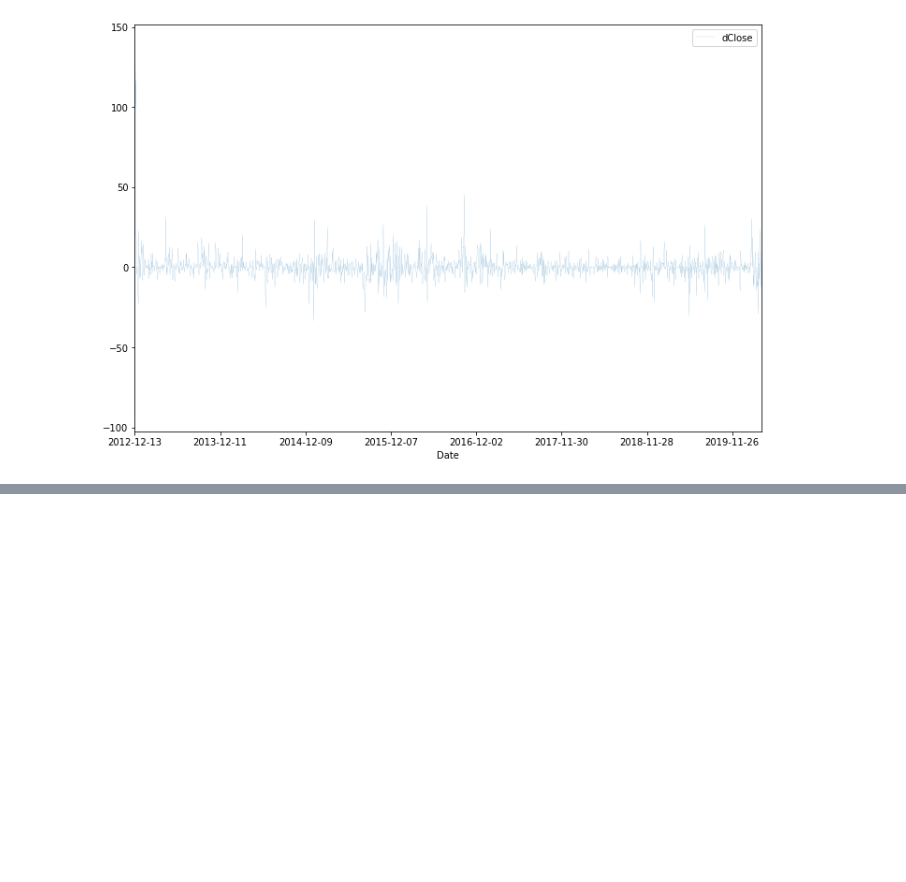
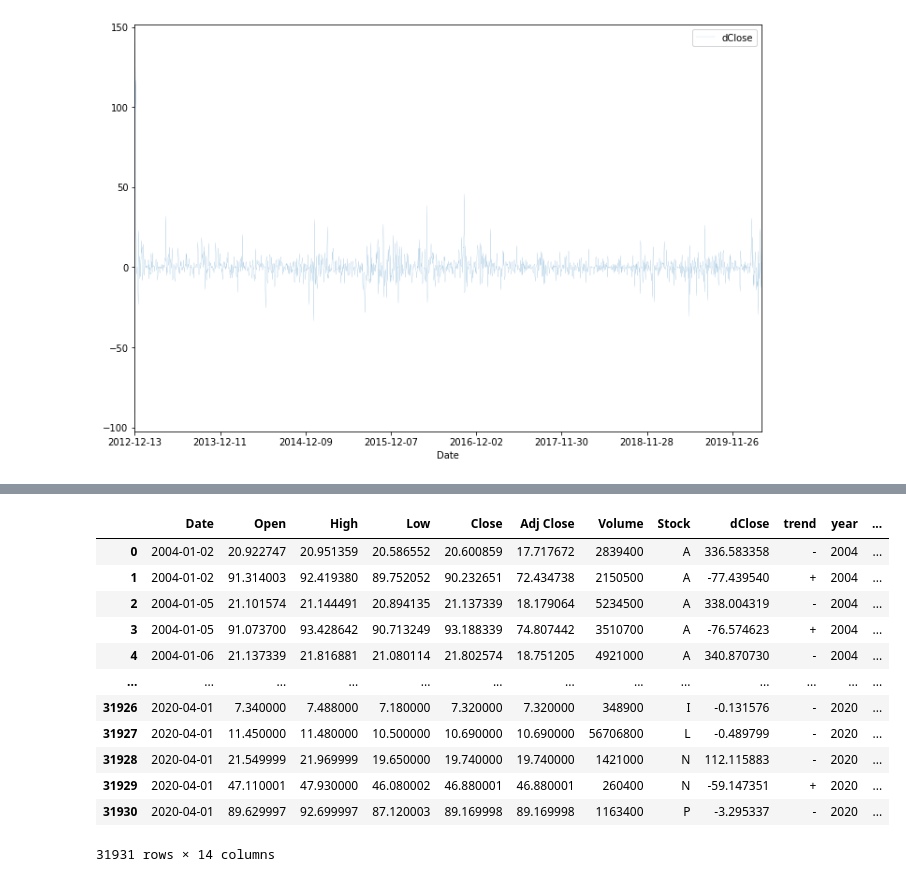
Before and after one commit to p-schlechter/stock-market-analysis, a Jupyter notebook: Exploration.ipynb, the cells around one changed output, grey strips where cells are left out. Saved outputs shown, nothing was run; the diff lists cells and outputs as text; code cells hidden in the pictures; blank space fills up the shorter version.

```diff
--- a/Exploration.ipynb
+++ b/Exploration.ipynb
@@ -104,0 +207,34 @@ ValueError: too many values to unpack (expected 2)
+# %%
+stocks_trend_joined = pd.merge(left=sorted_stocks,
+                               right=df_financial_crisis,
+                               left_on=['year', 'month'],
+                               right_on=['year', 'month'])[
+    ['Date',
+     'Open',
+     'High',
+     'Low',
+     'Close',
+     'Adj Close',
+     'Volume',
+     'Stock',
+     'dClose',
+     'trend',
+     'year',
+     'month',
+     'weekday',
+     'trends_financial_crisis']]
+stocks_trend_joined
+# %% [output]
+|  | Date | Open | High | Low | Close | Adj Close | Volume | Stock | dClose | trend | year | ... |
+| 0 | 2004-01-02 | 20.922747 | 20.951359 | 20.586552 | 20.600859 | 17.717672 | 2839400 | A | 336.583358 | - | 2004 | ... |
+| 1 | 2004-01-02 | 91.314003 | 92.419380 | 89.752052 | 90.232651 | 72.434738 | 2150500 | A | -77.439540 | + | 2004 | ... |
+| 2 | 2004-01-05 | 21.101574 | 21.144491 | 20.894135 | 21.137339 | 18.179064 | 5234500 | A | 338.004319 | - | 2004 | ... |
+| 3 | 2004-01-05 | 91.073700 | 93.428642 | 90.713249 | 93.188339 | 74.807442 | 3510700 | A | -76.574623 | + | 2004 | ... |
+| 4 | 2004-01-06 | 21.137339 | 21.816881 | 21.080114 | 21.802574 | 18.751205 | 4921000 | A | 340.870730 | - | 2004 | ... |
+| ... | ... | ... | ... | ... | ... | ... | ... | ... | ... | ... | ... | ... |
+| 31926 | 2020-04-01 | 7.340000 | 7.488000 | 7.180000 | 7.320000 | 7.320000 | 348900 | I | -0.131576 | - | 2020 | ... |
+| 31927 | 2020-04-01 | 11.450000 | 11.480000 | 10.500000 | 10.690000 | 10.690000 | 56706800 | L | -0.489799 | - | 2020 | ... |
+| 31928 | 2020-04-01 | 21.549999 | 21.969999 | 19.650000 | 19.740000 | 19.740000 | 1421000 | N | 112.115883 | - | 2020 | ... |
+| 31929 | 2020-04-01 | 47.110001 | 47.930000 | 46.080002 | 46.880001 | 46.880001 | 260400 | N | -59.147351 | + | 2020 | ... |
+| 31930 | 2020-04-01 | 89.629997 | 92.699997 | 87.120003 | 89.169998 | 89.169998 | 1163400 | P | -3.295337 | - | 2020 | ... |
+31931 rows × 14 columns
```
Also changed, not shown: parts of 11 cells of this notebook.
